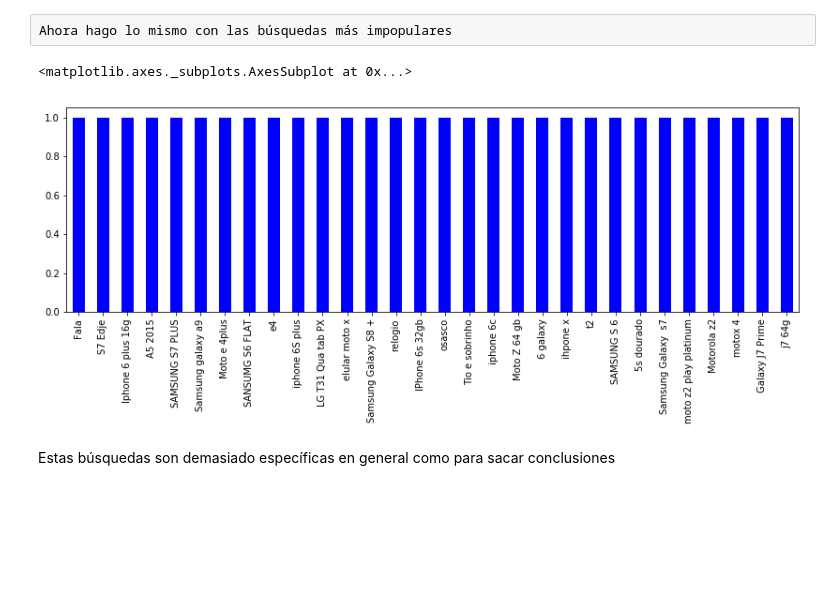
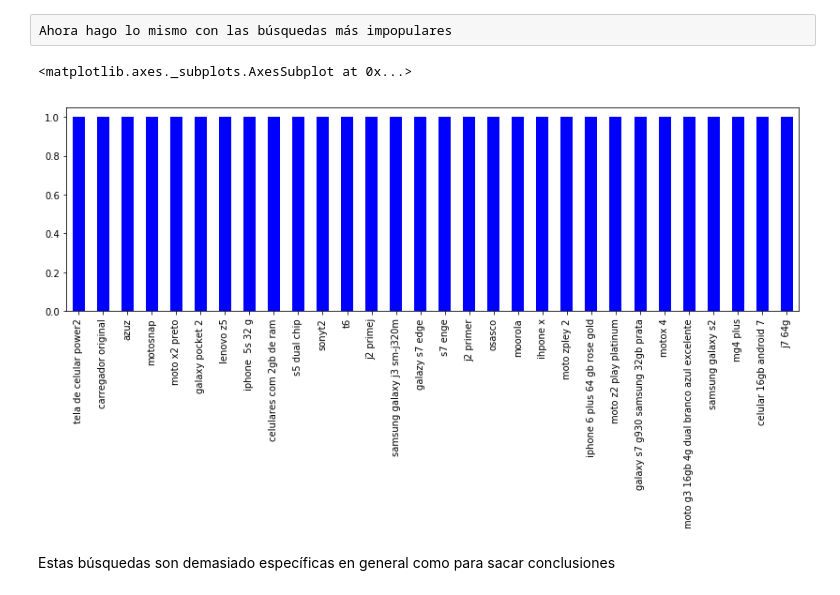
Before and after one commit to IgnacioKomar/OrganizacionDeDatos, a Jupyter notebook: Análisis sobre búsquedas.ipynb, the cells around one changed output. Drawn from its saved outputs; the diff is of its cells as text; code cells hidden in the pictures; blank space fills up the shorter version.

Commit message:
Subo correcciones sobre analisis de busquedas

```diff
--- a/Análisis sobre búsquedas.ipynb
+++ b/Análisis sobre búsquedas.ipynb
@@ -91,10 +91,12 @@ Efectivamente lo más buscado es el iphone 6. Es más, las 5 búsquedas más com
 # %% [raw]
 Ahora hago lo mismo con las búsquedas más impopulares
 # %%
+busquedas = busquedas.str.lower()
+
 busquedas.value_counts().tail(30).plot(kind = 'bar', figsize = (14,4), color = "blue")
 # %% [output]
 <matplotlib.axes._subplots.AxesSubplot at 0x...>
-[figure, old version]
+[figure, new version]
 # %% [markdown]
 Estas búsquedas son demasiado específicas en general como para sacar conclusiones
 # %% [markdown]
```
